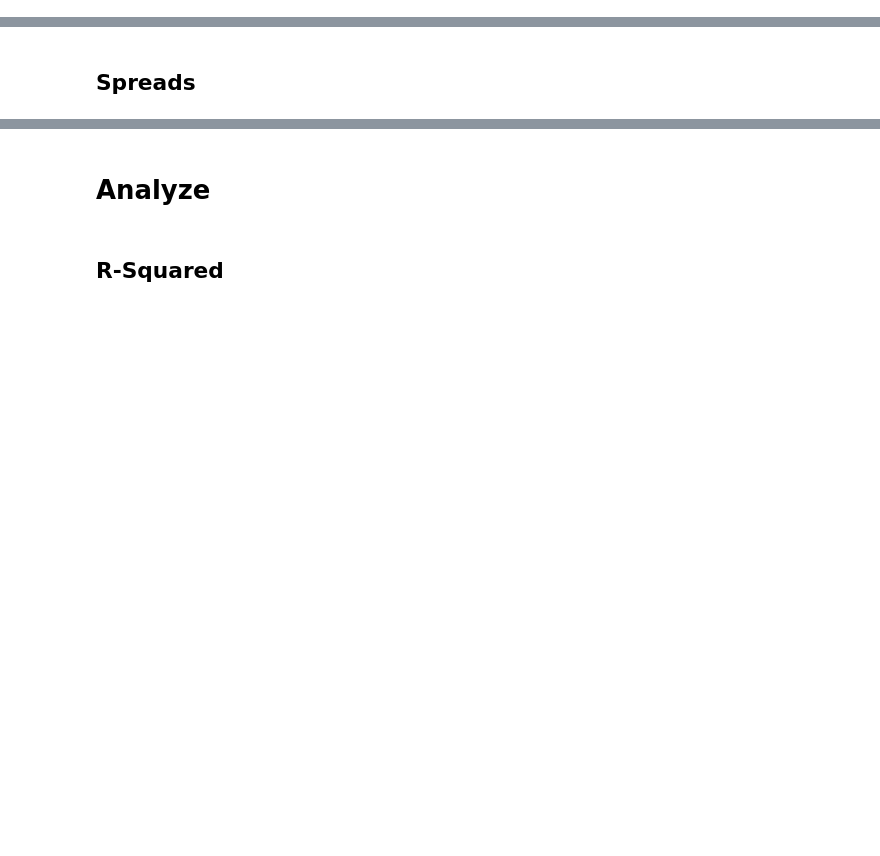
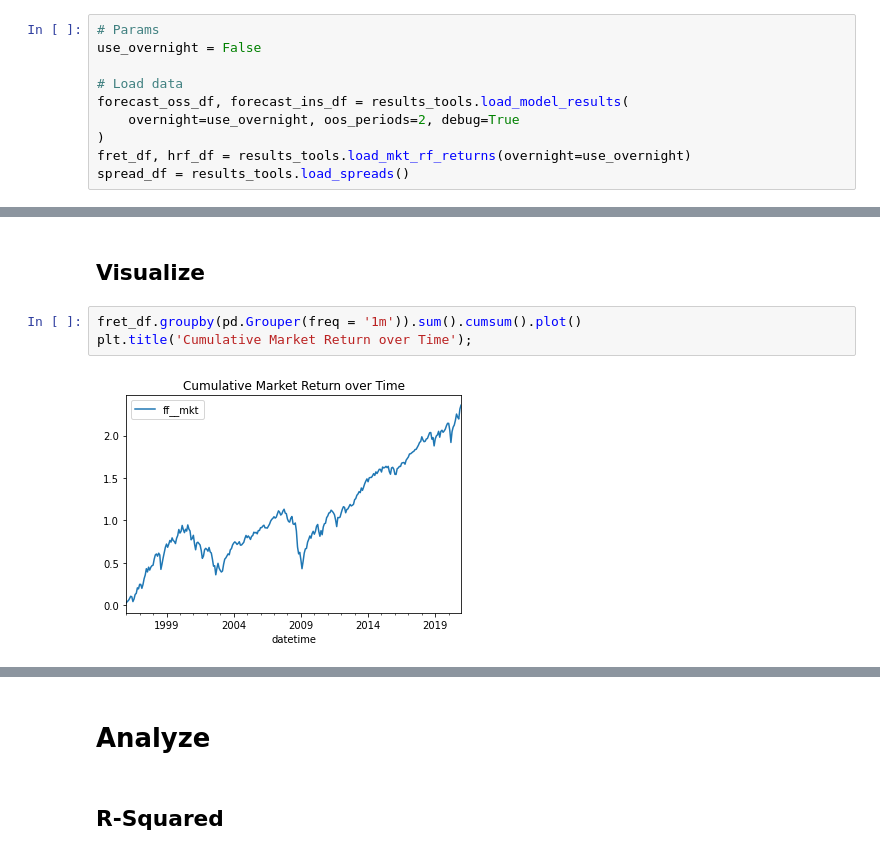
Before and after one commit to B277A/High-Freq-ML, a Jupyter notebook: code/results_analysis/get_trading_results.ipynb, the cells around one changed output, grey strips where cells are left out. Saved outputs shown, nothing was run; the diff lists cells and outputs as text; blank space fills up the shorter version.

Commit message:
Update results analysis

```diff
--- a/code/results_analysis/get_trading_results.ipynb
+++ b/code/results_analysis/get_trading_results.ipynb
@@ -95,0 +26,10 @@ plt.title('Annualized Risk-Free Rate over Time');
+# %%
+# Params
+use_overnight = False
+
+# Load data
+forecast_oss_df, forecast_ins_df = results_tools.load_model_results(
+    overnight=use_overnight, oos_periods=2, debug=True
+)
+fret_df, hrf_df = results_tools.load_mkt_rf_returns(overnight=use_overnight)
+spread_df = results_tools.load_spreads()
@@ -96,2 +97,7 @@ plt.title('Annualized Risk-Free Rate over Time');
 # %% [markdown]
-## Spreads
+## Visualize
+# %%
+fret_df.groupby(pd.Grouper(freq = '1m')).sum().cumsum().plot()
+plt.title('Cumulative Market Return over Time');
+# %% [output]
+[figure, added]
```
Also changed, not shown: parts of 20 cells of this notebook, 2 other files.
